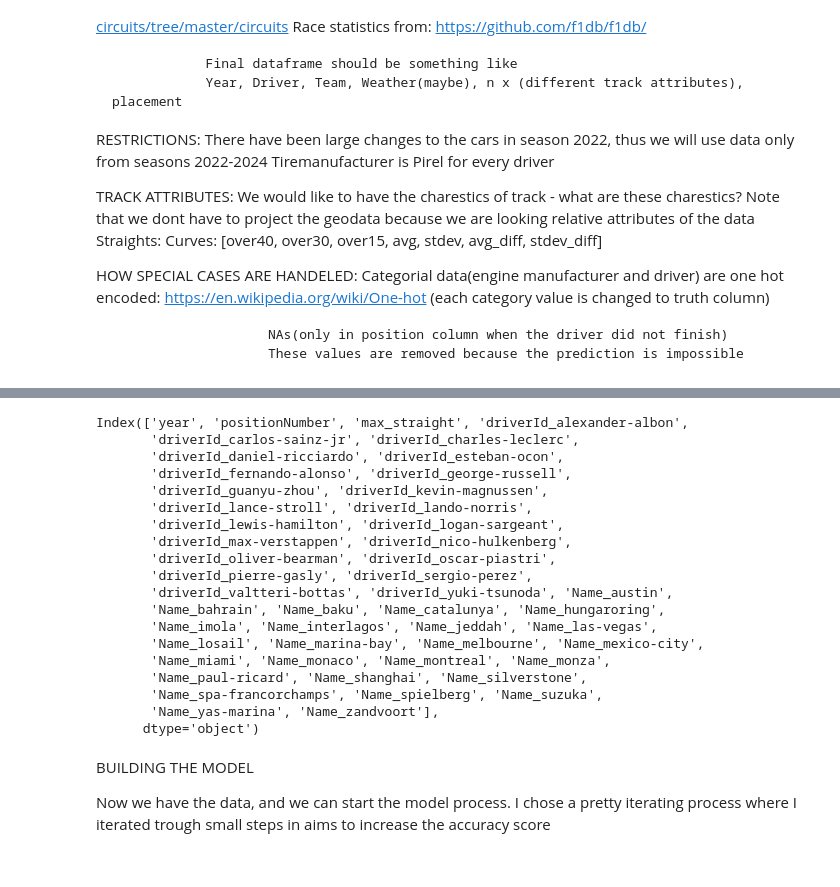
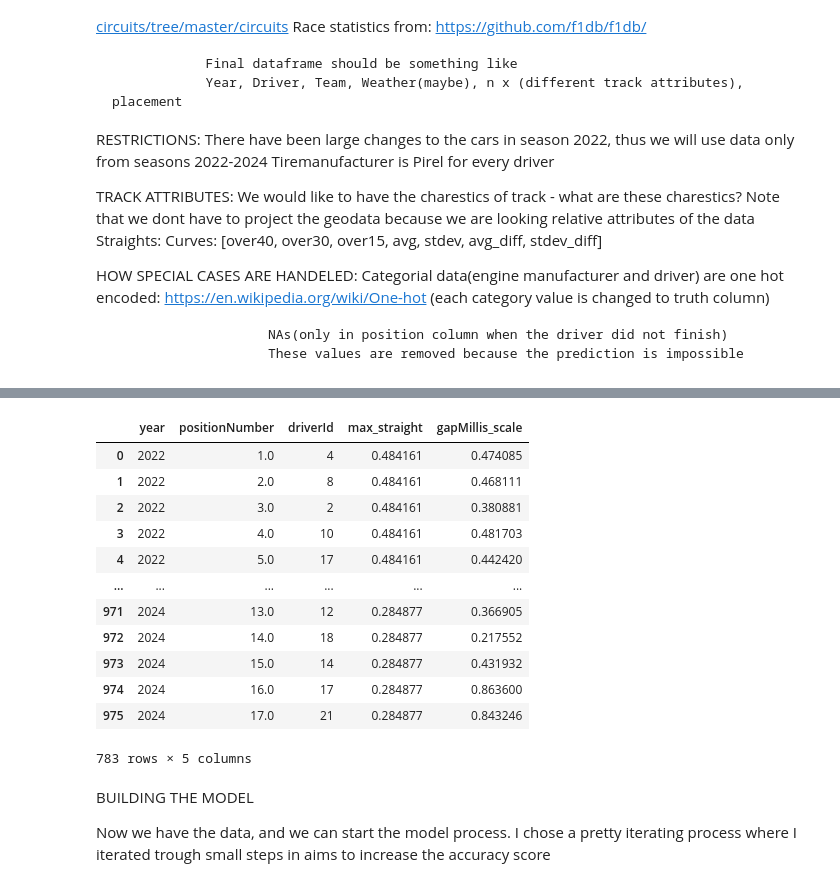
Before and after one commit to Nubbity/Data-science-in-python, a Jupyter notebook: Project-1/Project-1-code.ipynb, the cells around one changed output, grey strips where cells are left out. Drawn from its saved outputs; the diff is of its cells as text; code cells hidden in the pictures.

```diff
--- a/Project-1/Project-1-code.ipynb
+++ b/Project-1/Project-1-code.ipynb
@@ -134,50 +221,70 @@ df
 # %%
 def dataBuilder():
 
     df_placement = racePlacement()
     df_idToTrack = raceTracks()
     df_trackData = TrackData()
 
 
     df = df_placement.merge(df_idToTrack, how='left', left_on='raceId', right_on='id')
     df = df.merge(df_trackData, how='left', left_on='circuitId', right_on='Name')
-    df = df.drop(['raceId','id','circuitId'], axis=1)
+    df = pd.merge(df, lapTimes(), how='left', left_on=['driverId', 'circuitId'], right_on=['driverId', 'circuitId'])
+    df = df.drop(['raceId','id','circuitId', 'Name'], axis=1)
 
     #Find all drivers that race 2024
     mask = racePlacement()
     mask = mask[mask['year'] == 2024]
     drivers = mask['driverId'].unique()
     df = df[df['driverId'].isin(drivers)]
+    #One-hot encoding, changing categorial columns to boolean columns
+    #df = pd.get_dummies(df, columns=["driverId"])
+    drivers_dict = {
+    'max-verstappen': 1,
+    'lewis-hamilton': 2,
+    'valtteri-bottas': 3,
+    'charles-leclerc': 4,
+    'sergio-perez': 5,
+    'lando-norris': 6,
+    'daniel-ricciardo': 7,
+    'carlos-sainz-jr': 8,
+    'fernando-alonso': 9,
+    'george-russell': 10,
+    'esteban-ocon': 11,
+    'pierre-gasly': 12,
+    'yuki-tsunoda': 13,
+    'lance-stroll': 14,
+    'oscar-piastri': 15,
+    'oliver-bearman': 16,
+    'kevin-magnussen': 17,
+    'guanyu-zhou': 18,
+    'alexander-albon': 19,
+    'nico-hulkenberg': 20,
+    'logan-sargeant': 21
+}
 
-    #One-hot encoding, changing categorial columns to boolean columns
-    df = pd.get_dummies(df, columns=["driverId","Name"])
 
+    df['driverId'] = df['driverId'].apply(lambda x: drivers_dict[x])
 
 
     df = df.dropna(axis=0, how='any')
     return df
+
+df = dataBuilder()
+df
+# %% [output]
+|  | year | positionNumber | driverId | max_straight | gapMillis_scale |
+| 0 | 2022 | 1.0 | 4 | 0.484161 | 0.474085 |
+| 1 | 2022 | 2.0 | 8 | 0.484161 | 0.468111 |
+| 2 | 2022 | 3.0 | 2 | 0.484161 | 0.380881 |
+| 3 | 2022 | 4.0 | 10 | 0.484161 | 0.481703 |
+| 4 | 2022 | 5.0 | 17 | 0.484161 | 0.442420 |
+| ... | ... | ... | ... | ... | ... |
+| 971 | 2024 | 13.0 | 12 | 0.284877 | 0.366905 |
+| 972 | 2024 | 14.0 | 18 | 0.284877 | 0.217552 |
+| 973 | 2024 | 15.0 | 14 | 0.284877 | 0.431932 |
+| 974 | 2024 | 16.0 | 17 | 0.284877 | 0.863600 |
+| 975 | 2024 | 17.0 | 21 | 0.284877 | 0.843246 |
+783 rows × 5 columns
-# %%
-print(dataBuilder().columns)
-# %% [output]
-Index(['year', 'positionNumber', 'max_straight', 'driverId_alexander-albon',
-       'driverId_carlos-sainz-jr', 'driverId_charles-leclerc',
-       'driverId_daniel-ricciardo', 'driverId_esteban-ocon',
-       'driverId_fernando-alonso', 'driverId_george-russell',
-       'driverId_guanyu-zhou', 'driverId_kevin-magnussen',
-       'driverId_lance-stroll', 'driverId_lando-norris',
-       'driverId_lewis-hamilton', 'driverId_logan-sargeant',
-       'driverId_max-verstappen', 'driverId_nico-hulkenberg',
-       'driverId_oliver-bearman', 'driverId_oscar-piastri',
-       'driverId_pierre-gasly', 'driverId_sergio-perez',
-       'driverId_valtteri-bottas', 'driverId_yuki-tsunoda', 'Name_austin',
-       'Name_bahrain', 'Name_baku', 'Name_catalunya', 'Name_hungaroring',
-       'Name_imola', 'Name_interlagos', 'Name_jeddah', 'Name_las-vegas',
-       'Name_losail', 'Name_marina-bay', 'Name_melbourne', 'Name_mexico-city',
-       'Name_miami', 'Name_monaco', 'Name_montreal', 'Name_monza',
-       'Name_paul-ricard', 'Name_shanghai', 'Name_silverstone',
-       'Name_spa-francorchamps', 'Name_spielberg', 'Name_suzuka',
-       'Name_yas-marina', 'Name_zandvoort'],
-      dtype='object')
 # %% [markdown]
 BUILDING THE MODEL
 
```
Also changed, not shown: parts of 11 cells of this notebook, 8 other files.
